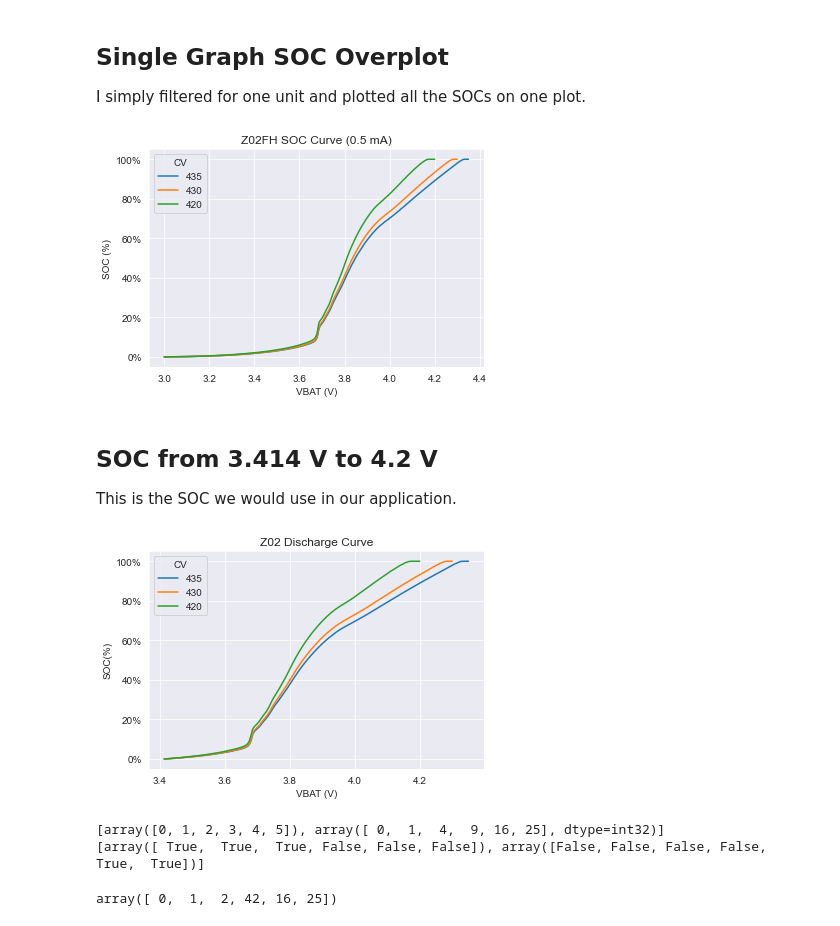
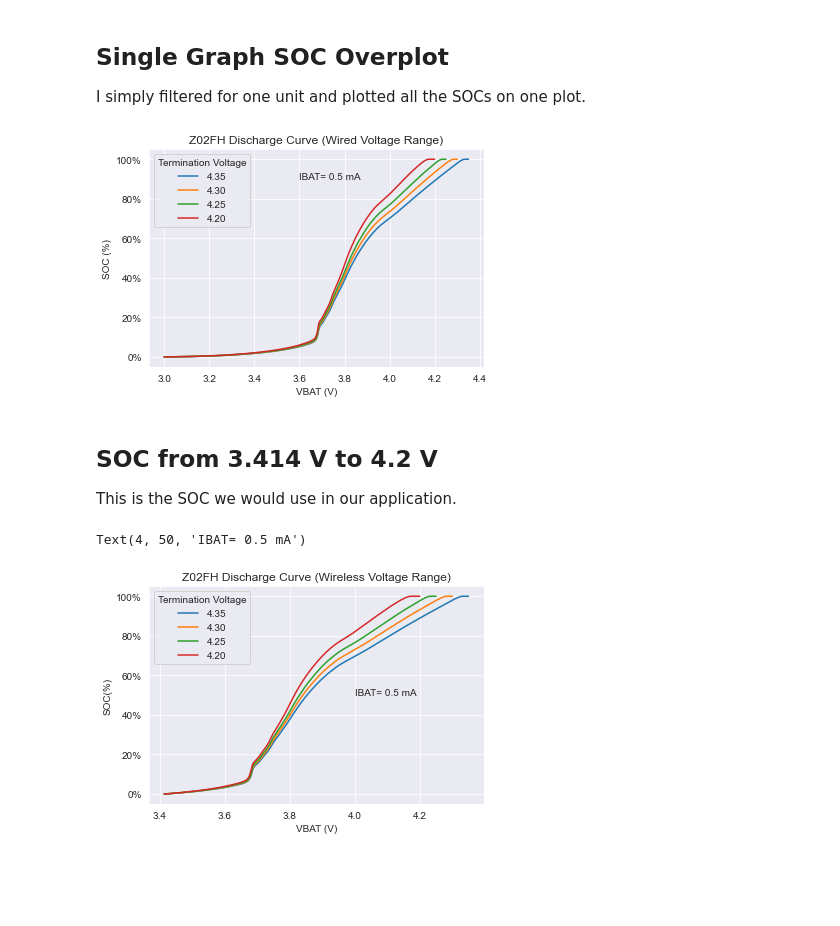
Before and after one commit to ziggle/BatteryDischargeQuickLookReport, a Jupyter notebook: Z02FH-Styled.ipynb, the cells around one changed output. Cells and saved outputs as stored; diff of their text form; code cells hidden in the pictures; blank space fills up the shorter version.

Commit message:
Updated for 4.25V and Improved Graphs

```diff
--- a/Z02FH-Styled.ipynb
+++ b/Z02FH-Styled.ipynb
@@ -311,7 +319,7 @@ for y in z['CV'].unique():
 
     gzzz= (vy
       .set_index(['CV'],drop=True)
-      .rename(columns={"q":"Charge (mAh)"},index={'420':'4.20','430':'4.30','435':'4.35'})
+      .rename(columns={"q":"Charge (mAh)"},index={'420':'4.20','430':'4.30','435':'4.35', '425':'4.25'})
       .rename_axis("Voltage", axis=0)
      )
 
@@ -414,13 +438,14 @@ r1 = r.query("Unit=='U01'").assign(SOC = lambda x: x.SOC*100)
 plt.figure(figsize=(6,4))
 g = sns.lineplot(data=r1,x='VBAT', y='SOC',hue='CV')
 g.yaxis.set_major_formatter(PercentFormatter())
-g.set_title("SOC Overplot")
+g.set_title("Z02FH Discharge Curve (Wired Voltage Range)")
 plt.xlabel("VBAT (V)")
 plt.ylabel("SOC (%)")
-plt.title("Z02FH SOC Curve (0.5 mA)")
-plt.show(fig)
+plt.legend(title='Termination Voltage', loc='upper left', labels=['4.35', '4.30', '4.25','4.20'])
+g.text(3.6, 90, "IBAT= 0.5 mA")
+None
 # %% [output]
-[figure, old version]
+[figure, new version]
 # %% [markdown]
 ## SOC from 3.414 V to 4.2 V
 
@@ -441,27 +466,18 @@ for u in n.CV.unique():
 # %%
 sns.set_style("darkgrid")
 plt.figure(figsize=(6,4))
 y1.SOC = y1.SOC*100
 fig = sns.lineplot(
             x='VBAT',
             y='SOC',
             hue='CV',
             data=y1)
 fig.yaxis.set_major_formatter(PercentFormatter())
 plt.xlabel("VBAT (V)")
 plt.ylabel("SOC(%)")
-plt.title("Z02 Discharge Curve")
-plt.show(fig)
+plt.title("Z02FH Discharge Curve (Wireless Voltage Range)")
+plt.legend(title='Termination Voltage', loc='upper left', labels=['4.35', '4.30', '4.25','4.20'])
+fig.text(4, 50, "IBAT= 0.5 mA")
 # %% [output]
+Text(4, 50, 'IBAT= 0.5 mA')
-[figure, old version]
+[figure, new version]
-# %%
-x = np.arange(6)
-condlist = [x<3, x>3]
-choicelist = [x, x**2]
-print(choicelist)
-print(condlist)
-np.select(condlist, choicelist, 42)
-# %% [output]
-[array([0, 1, 2, 3, 4, 5]), array([ 0,  1,  4,  9, 16, 25], dtype=int32)]
-[array([ True,  True,  True, False, False, False]), array([False, False, False, False,  True,  True])]
-array([ 0,  1,  2, 42, 16, 25])
```
Also changed, not shown: parts of 13 cells of this notebook.
